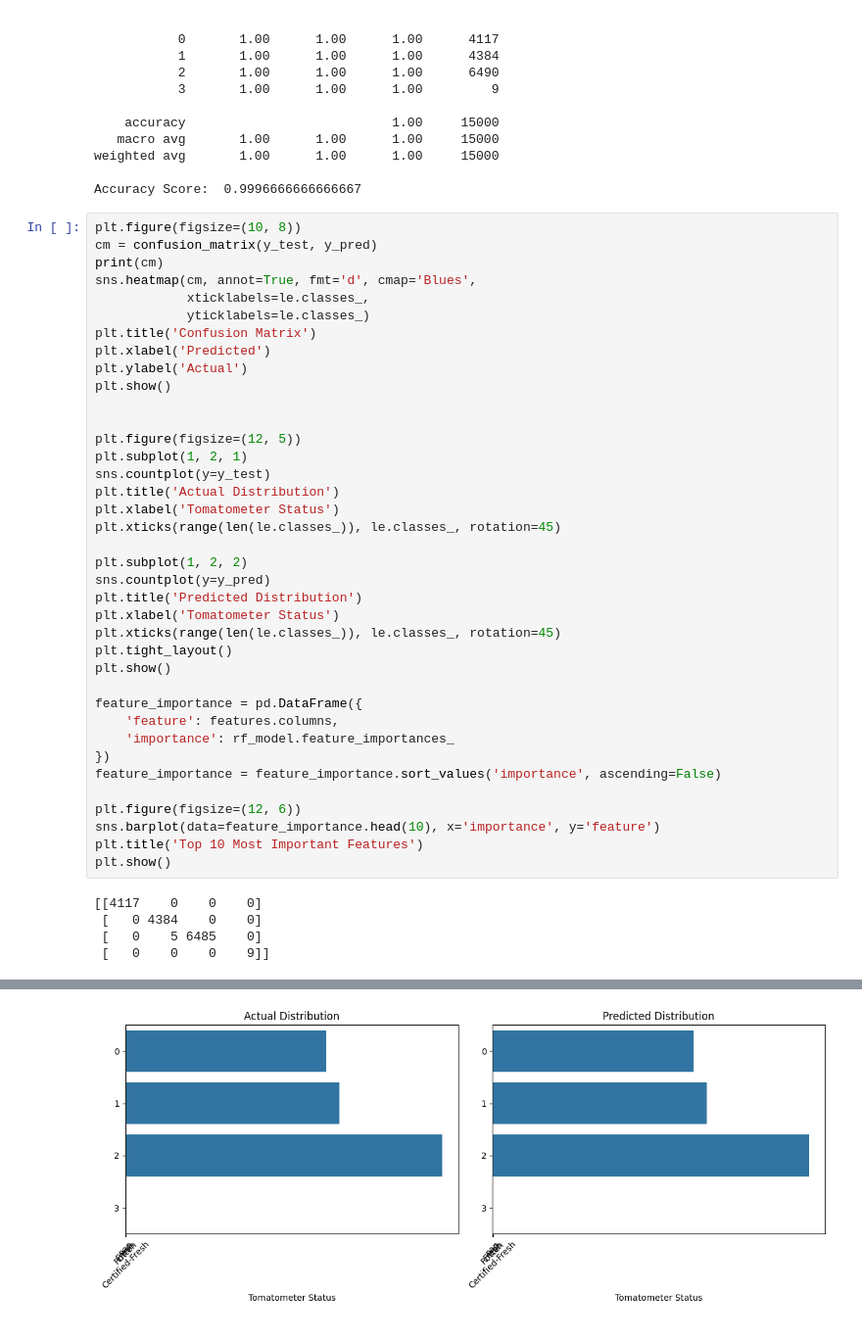
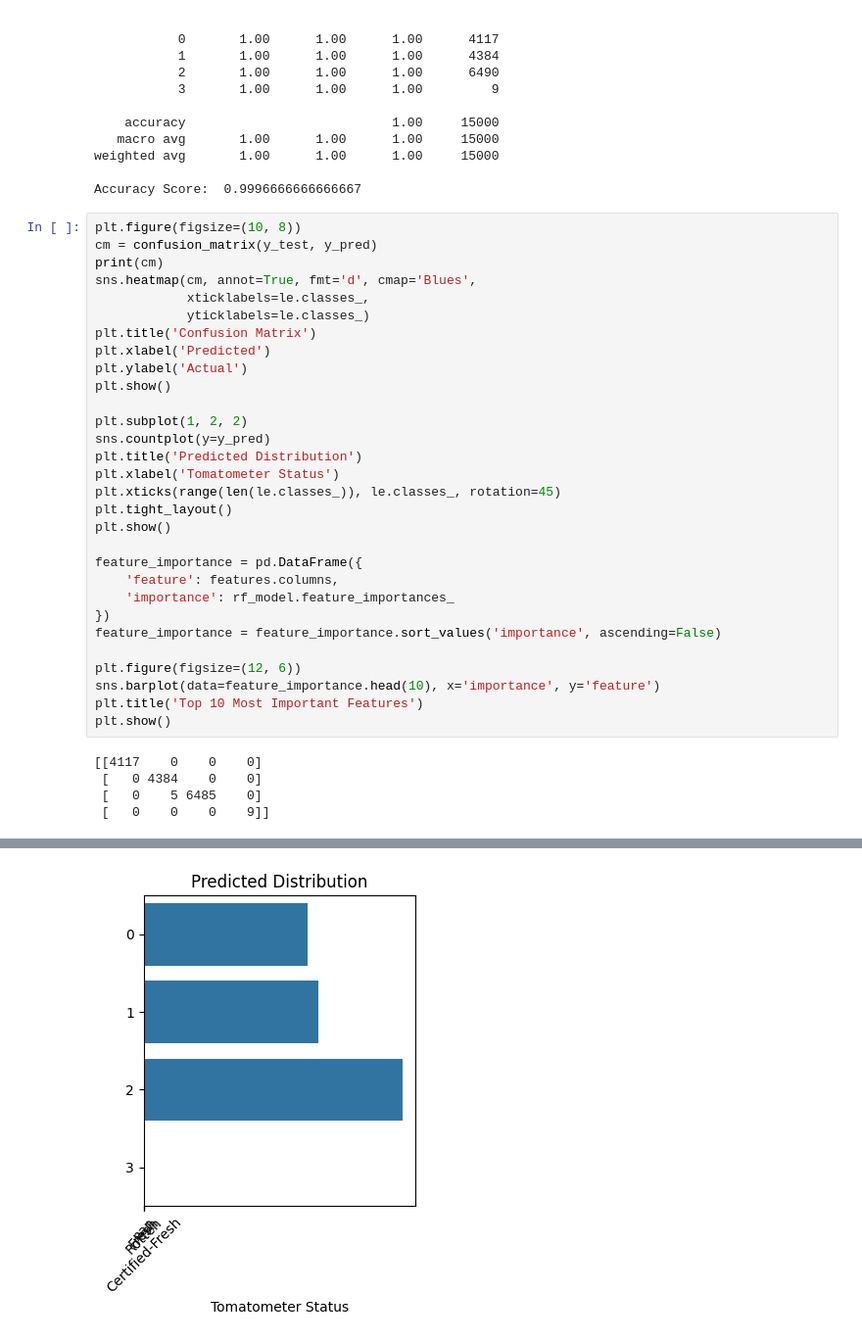
Before and after one commit to anonymous-himalayas/RATTAAAAAA, a Jupyter notebook: Rataaaaaaaaaaaaa.ipynb, the cells around one changed output, grey strips where cells are left out. Shown at 98% size. Drawn from its saved outputs; the diff is of its cells as text.

```diff
--- a/Rataaaaaaaaaaaaa.ipynb
+++ b/Rataaaaaaaaaaaaa.ipynb
@@ -167,40 +167,32 @@ sns.heatmap(cm, annot=True, fmt='d', cmap='Blues',
             yticklabels=le.classes_)
 plt.title('Confusion Matrix')
 plt.xlabel('Predicted')
 plt.ylabel('Actual')
 plt.show()
-
-
-plt.figure(figsize=(12, 5))
-plt.subplot(1, 2, 1)
-sns.countplot(y=y_test)
-plt.title('Actual Distribution')
-plt.xlabel('Tomatometer Status')
-plt.xticks(range(len(le.classes_)), le.classes_, rotation=45)
 
 plt.subplot(1, 2, 2)
 sns.countplot(y=y_pred)
 plt.title('Predicted Distribution')
 plt.xlabel('Tomatometer Status')
 plt.xticks(range(len(le.classes_)), le.classes_, rotation=45)
 plt.tight_layout()
 plt.show()
 
 feature_importance = pd.DataFrame({
     'feature': features.columns,
     'importance': rf_model.feature_importances_
 })
 feature_importance = feature_importance.sort_values('importance', ascending=False)
 
 plt.figure(figsize=(12, 6))
 sns.barplot(data=feature_importance.head(10), x='importance', y='feature')
 plt.title('Top 10 Most Important Features')
 plt.show()
 # %% [output]
 [[4117    0    0    0]
  [   0 4384    0    0]
  [   0    5 6485    0]
  [   0    0    0    9]]
 [figure]
-[figure, old version]
+[figure, new version]
 [figure]
```
Also changed, not shown: parts of 5 cells of this notebook, 4 other files.
